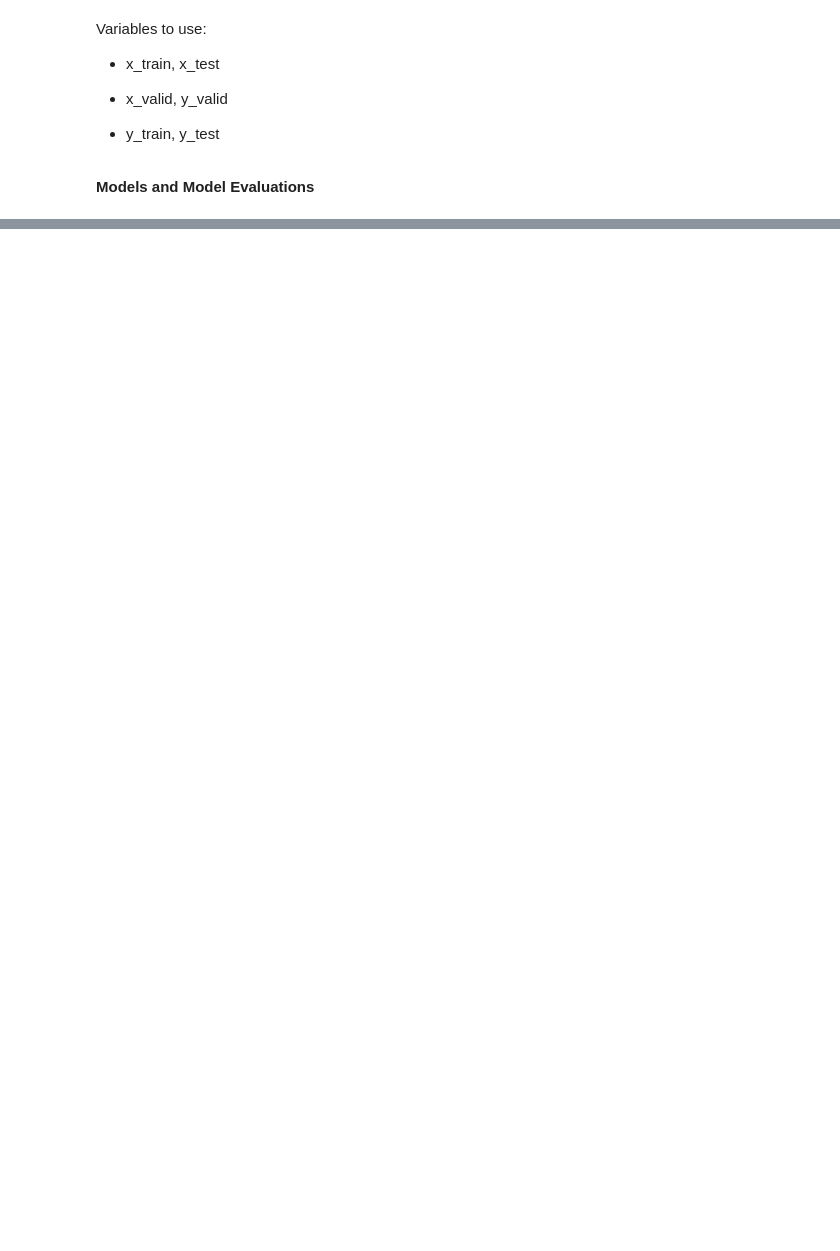
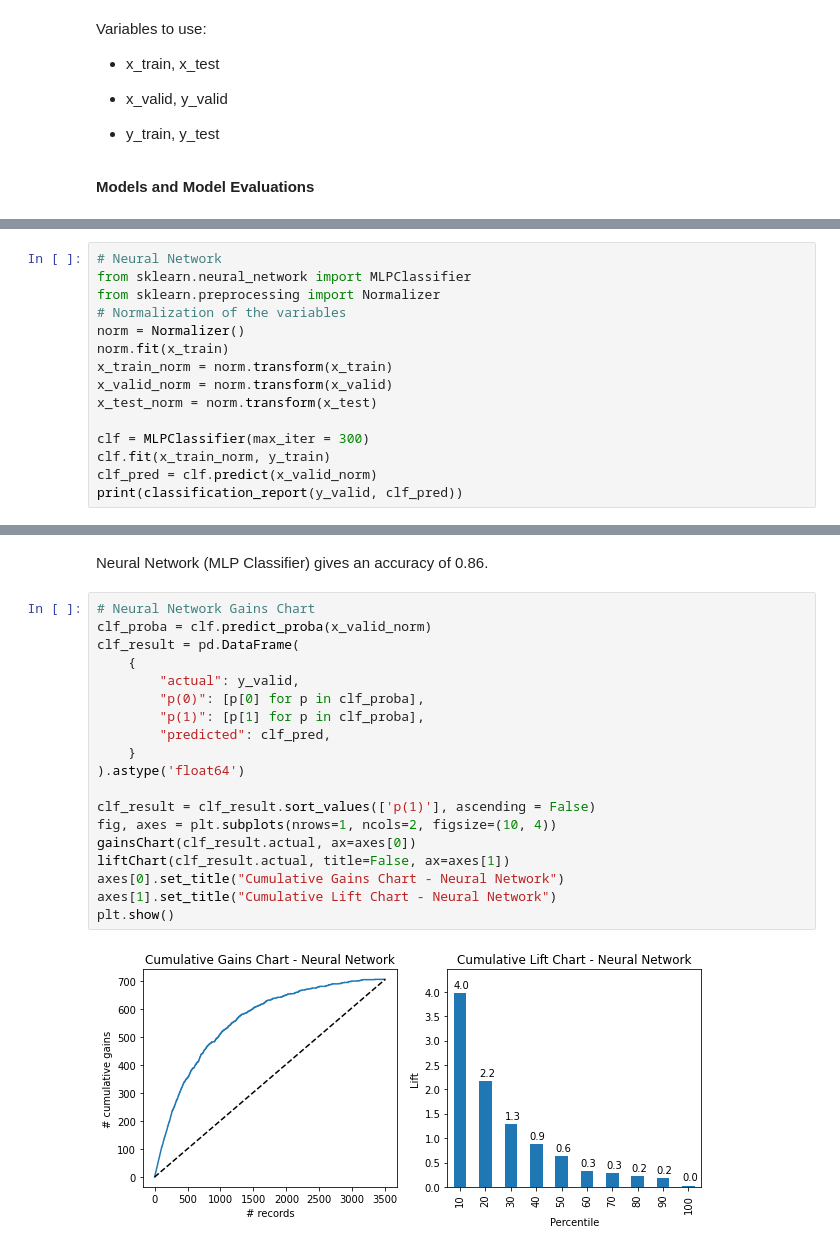
Before and after one commit to edwardam5/505_Final_Project, a Jupyter notebook: 505_Final_Project.ipynb, the cells around one changed output, grey strips where cells are left out. Cells and saved outputs as stored; diff of their text form; blank space fills up the shorter version.

```diff
--- a/505_Final_Project.ipynb
+++ b/505_Final_Project.ipynb
@@ -358,0 +444,15 @@ Variables to use:
+# %%
+# Neural Network
+from sklearn.neural_network import MLPClassifier
+from sklearn.preprocessing import Normalizer
+# Normalization of the variables
+norm = Normalizer()
+norm.fit(x_train)
+x_train_norm = norm.transform(x_train)
+x_valid_norm = norm.transform(x_valid)
+x_test_norm = norm.transform(x_test)
+
+clf = MLPClassifier(max_iter = 300)
+clf.fit(x_train_norm, y_train)
+clf_pred = clf.predict(x_valid_norm)
+print(classification_report(y_valid, clf_pred))
@@ -358,0 +468,23 @@ Variables to use:
+# %% [markdown]
+Neural Network (MLP Classifier) gives an accuracy of 0.86.
+# %%
+# Neural Network Gains Chart
+clf_proba = clf.predict_proba(x_valid_norm)
+clf_result = pd.DataFrame(
+    {
+        "actual": y_valid,
+        "p(0)": [p[0] for p in clf_proba],
+        "p(1)": [p[1] for p in clf_proba],
+        "predicted": clf_pred,
+    }
+).astype('float64')
+
+clf_result = clf_result.sort_values(['p(1)'], ascending = False)
+fig, axes = plt.subplots(nrows=1, ncols=2, figsize=(10, 4))
+gainsChart(clf_result.actual, ax=axes[0])
+liftChart(clf_result.actual, title=False, ax=axes[1])
+axes[0].set_title("Cumulative Gains Chart - Neural Network")
+axes[1].set_title("Cumulative Lift Chart - Neural Network")
+plt.show()
+# %% [output]
+[figure, added]
```
Also changed, not shown: parts of 36 cells of this notebook.
